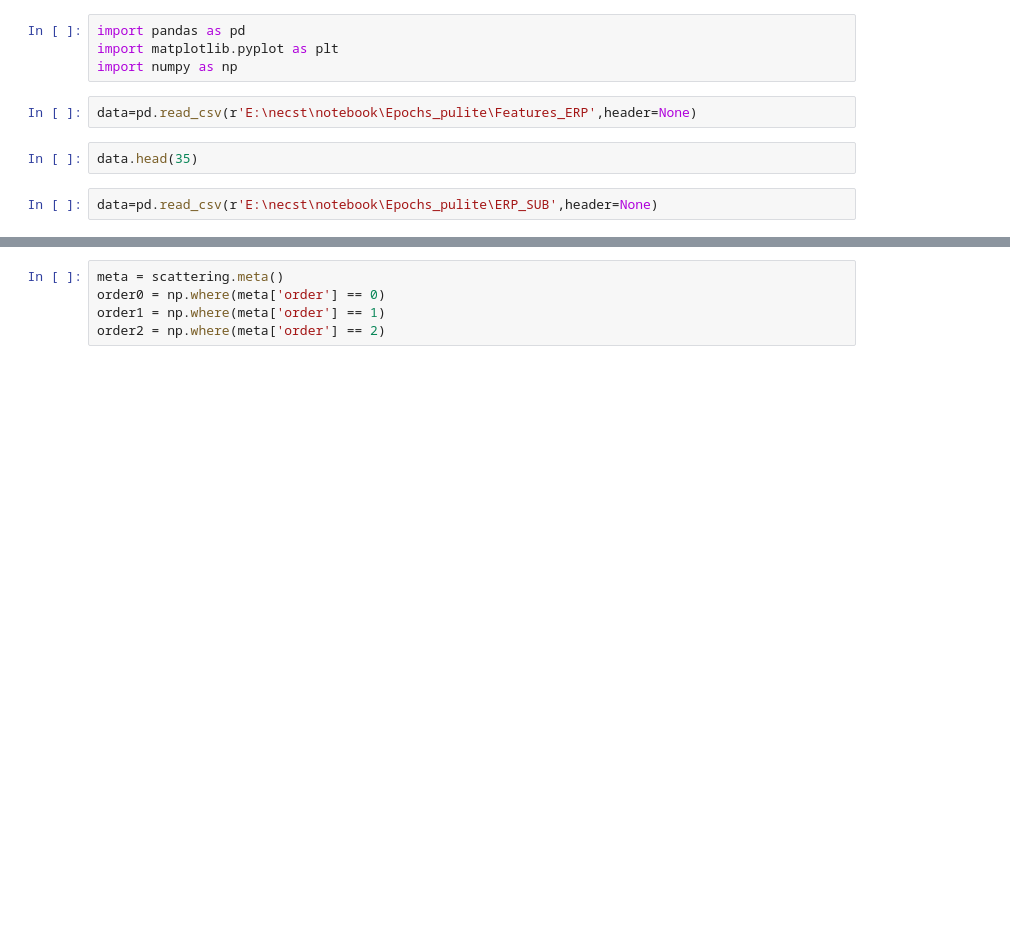
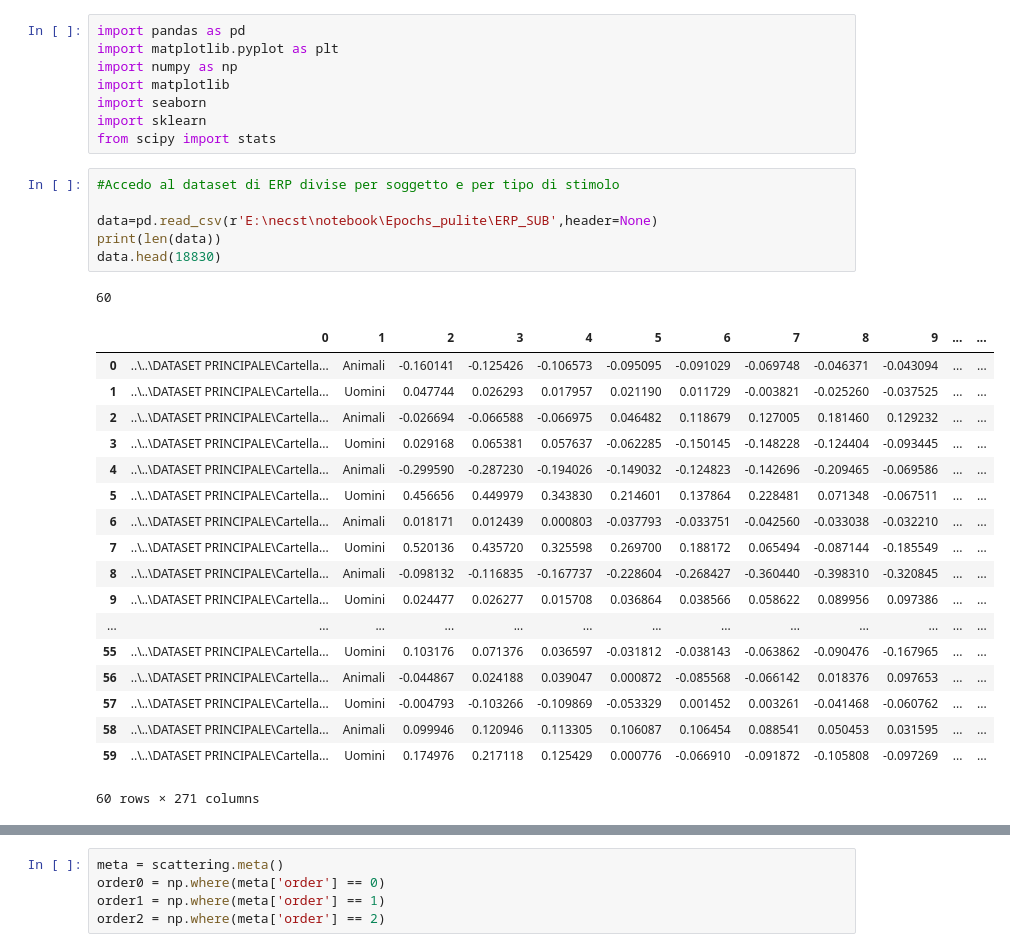
Before and after one commit to Diego41ITA/EEG-analysis, a Jupyter notebook: Read ERP_prova_wavelet.ipynb, the cells around one changed output, grey strips where cells are left out. Drawn from its saved outputs; the diff is of its cells as text; blank space fills up the shorter version.

Commit message:
File per Dataset Totale

```diff
--- a/Read ERP_prova_wavelet.ipynb
+++ b/Read ERP_prova_wavelet.ipynb
@@ -2,9 +2,33 @@
 import pandas as pd
 import matplotlib.pyplot as plt
 import numpy as np
+import matplotlib
+import seaborn
+import sklearn
+from scipy import stats
-# %%
-data=pd.read_csv(r'E:\necst\notebook\Epochs_pulite\Features_ERP',header=None)
-# %%
-data.head(35)
 # %%
+#Accedo al dataset di ERP divise per soggetto e per tipo di stimolo
+
 data=pd.read_csv(r'E:\necst\notebook\Epochs_pulite\ERP_SUB',header=None)
+print(len(data))
+data.head(18830)
+# %% [output]
+60
+|  | 0 | 1 | 2 | 3 | 4 | 5 | 6 | 7 | 8 | 9 | ... | ... |
+| 0 | ..\..\DATASET PRINCIPALE\Cartella... | Animali | -0.160141 | -0.125426 | -0.106573 | -0.095095 | -0.091029 | -0.069748 | -0.046371 | -0.043094 | ... | ... |
+| 1 | ..\..\DATASET PRINCIPALE\Cartella... | Uomini | 0.047744 | 0.026293 | 0.017957 | 0.021190 | 0.011729 | -0.003821 | -0.025260 | -0.037525 | ... | ... |
+| 2 | ..\..\DATASET PRINCIPALE\Cartella... | Animali | -0.026694 | -0.066588 | -0.066975 | 0.046482 | 0.118679 | 0.127005 | 0.181460 | 0.129232 | ... | ... |
+| 3 | ..\..\DATASET PRINCIPALE\Cartella... | Uomini | 0.029168 | 0.065381 | 0.057637 | -0.062285 | -0.150145 | -0.148228 | -0.124404 | -0.093445 | ... | ... |
+| 4 | ..\..\DATASET PRINCIPALE\Cartella... | Animali | -0.299590 | -0.287230 | -0.194026 | -0.149032 | -0.124823 | -0.142696 | -0.209465 | -0.069586 | ... | ... |
+| 5 | ..\..\DATASET PRINCIPALE\Cartella... | Uomini | 0.456656 | 0.449979 | 0.343830 | 0.214601 | 0.137864 | 0.228481 | 0.071348 | -0.067511 | ... | ... |
+| 6 | ..\..\DATASET PRINCIPALE\Cartella... | Animali | 0.018171 | 0.012439 | 0.000803 | -0.037793 | -0.033751 | -0.042560 | -0.033038 | -0.032210 | ... | ... |
+| 7 | ..\..\DATASET PRINCIPALE\Cartella... | Uomini | 0.520136 | 0.435720 | 0.325598 | 0.269700 | 0.188172 | 0.065494 | -0.087144 | -0.185549 | ... | ... |
+| 8 | ..\..\DATASET PRINCIPALE\Cartella... | Animali | -0.098132 | -0.116835 | -0.167737 | -0.228604 | -0.268427 | -0.360440 | -0.398310 | -0.320845 | ... | ... |
+| 9 | ..\..\DATASET PRINCIPALE\Cartella... | Uomini | 0.024477 | 0.026277 | 0.015708 | 0.036864 | 0.038566 | 0.058622 | 0.089956 | 0.097386 | ... | ... |
+| ... | ... | ... | ... | ... | ... | ... | ... | ... | ... | ... | ... | ... |
+| 55 | ..\..\DATASET PRINCIPALE\Cartella... | Uomini | 0.103176 | 0.071376 | 0.036597 | -0.031812 | -0.038143 | -0.063862 | -0.090476 | -0.167965 | ... | ... |
+| 56 | ..\..\DATASET PRINCIPALE\Cartella... | Animali | -0.044867 | 0.024188 | 0.039047 | 0.000872 | -0.085568 | -0.066142 | 0.018376 | 0.097653 | ... | ... |
+| 57 | ..\..\DATASET PRINCIPALE\Cartella... | Uomini | -0.004793 | -0.103266 | -0.109869 | -0.053329 | 0.001452 | 0.003261 | -0.041468 | -0.060762 | ... | ... |
+| 58 | ..\..\DATASET PRINCIPALE\Cartella... | Animali | 0.099946 | 0.120946 | 0.113305 | 0.106087 | 0.106454 | 0.088541 | 0.050453 | 0.031595 | ... | ... |
+| 59 | ..\..\DATASET PRINCIPALE\Cartella... | Uomini | 0.174976 | 0.217118 | 0.125429 | 0.000776 | -0.066910 | -0.091872 | -0.105808 | -0.097269 | ... | ... |
+60 rows × 271 columns
```
Also changed, not shown: parts of 25 cells of this notebook, 7 other files.
